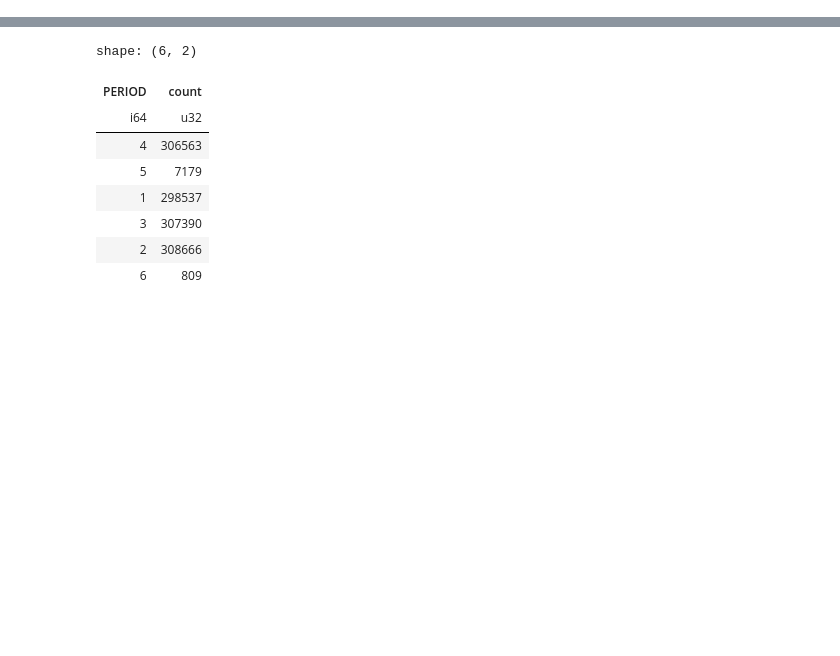
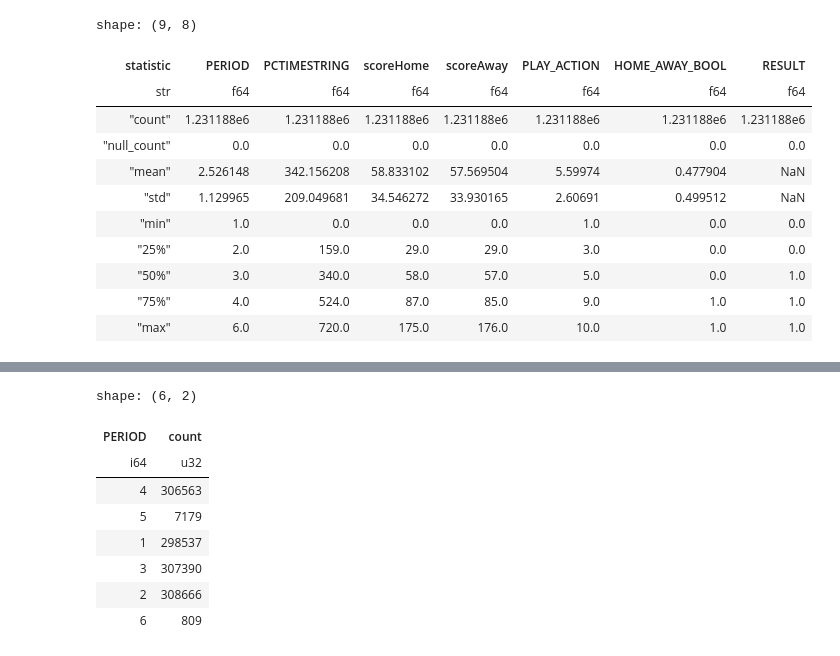
Before and after one commit to fadnis-shaunak28/NBAGameGraphs, a Jupyter notebook: wpa_model/wpa.ipynb, the cells around one changed output, grey strips where cells are left out. Saved outputs shown, nothing was run; the diff lists cells and outputs as text; code cells hidden in the pictures; blank space fills up the shorter version.

```diff
--- a/wpa_model/wpa.ipynb
+++ b/wpa_model/wpa.ipynb
@@ -261,5 +264,20 @@ while not games_completed:
 df = pl.scan_csv('wpa_model_training_data/training_data_*.csv').with_columns(
     ((pl.col("PCTIMESTRING").str.split(":").list.get(0).cast(pl.Int16) * 60) + (pl.col("PCTIMESTRING").str.split(":").list.get(1).cast(pl.Int16)))
 )
+# %%
+df.describe()
+# %% [output]
+shape: (9, 8)
+| statistic | PERIOD | PCTIMESTRING | scoreHome | scoreAway | PLAY_ACTION | HOME_AWAY_BOOL | RESULT |
+| str | f64 | f64 | f64 | f64 | f64 | f64 | f64 |
+| "count" | 1.231188e6 | 1.231188e6 | 1.231188e6 | 1.231188e6 | 1.231188e6 | 1.231188e6 | 1.231188e6 |
+| "null_count" | 0.0 | 0.0 | 0.0 | 0.0 | 0.0 | 0.0 | 0.0 |
+| "mean" | 2.526148 | 342.156208 | 58.833102 | 57.569504 | 5.59974 | 0.477904 | NaN |
+| "std" | 1.129965 | 209.049681 | 34.546272 | 33.930165 | 2.60691 | 0.499512 | NaN |
+| "min" | 1.0 | 0.0 | 0.0 | 0.0 | 1.0 | 0.0 | 0.0 |
+| "25%" | 2.0 | 159.0 | 29.0 | 29.0 | 3.0 | 0.0 | 0.0 |
+| "50%" | 3.0 | 340.0 | 58.0 | 57.0 | 5.0 | 0.0 | 1.0 |
+| "75%" | 4.0 | 524.0 | 87.0 | 85.0 | 9.0 | 1.0 | 1.0 |
+| "max" | 6.0 | 720.0 | 175.0 | 176.0 | 10.0 | 1.0 | 1.0 |
 # %%
 x = df.collect().drop_nans()
```
Also changed, not shown: parts of 4 cells of this notebook, 8 other files.
